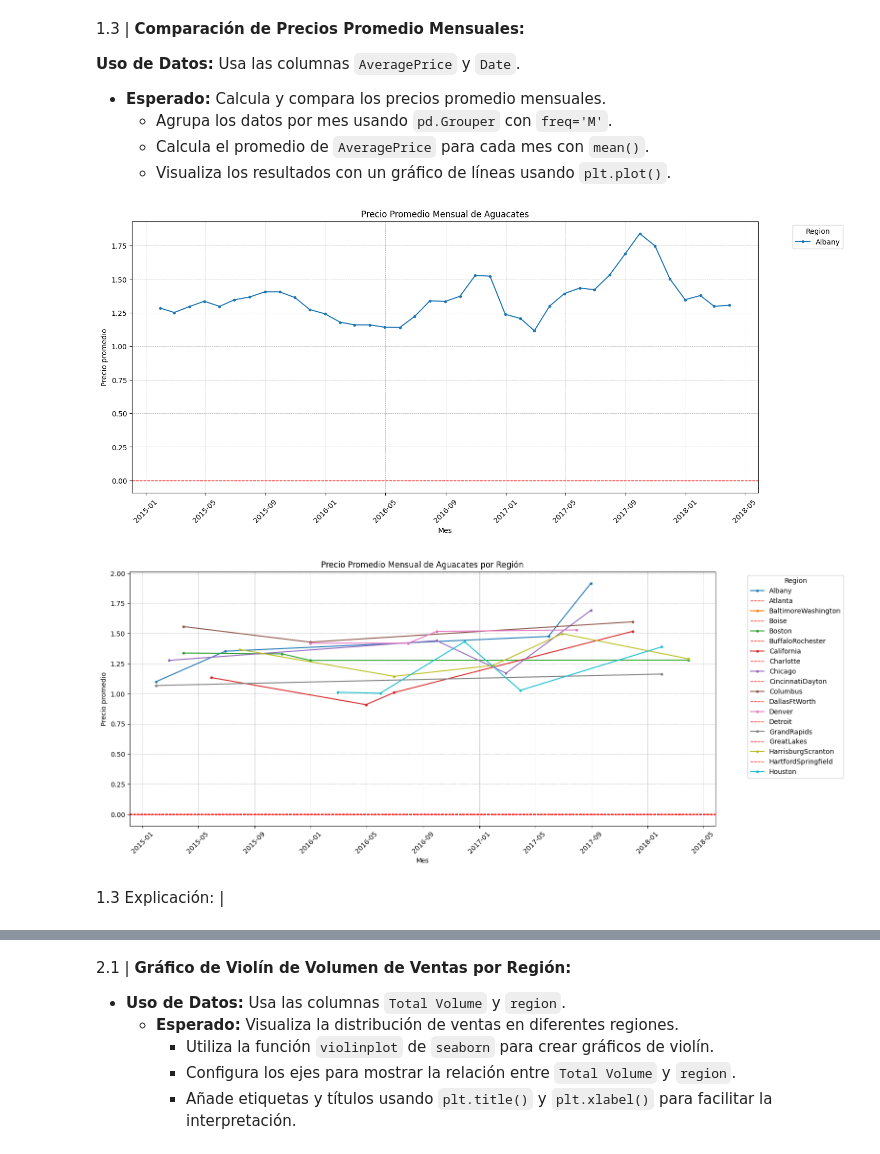
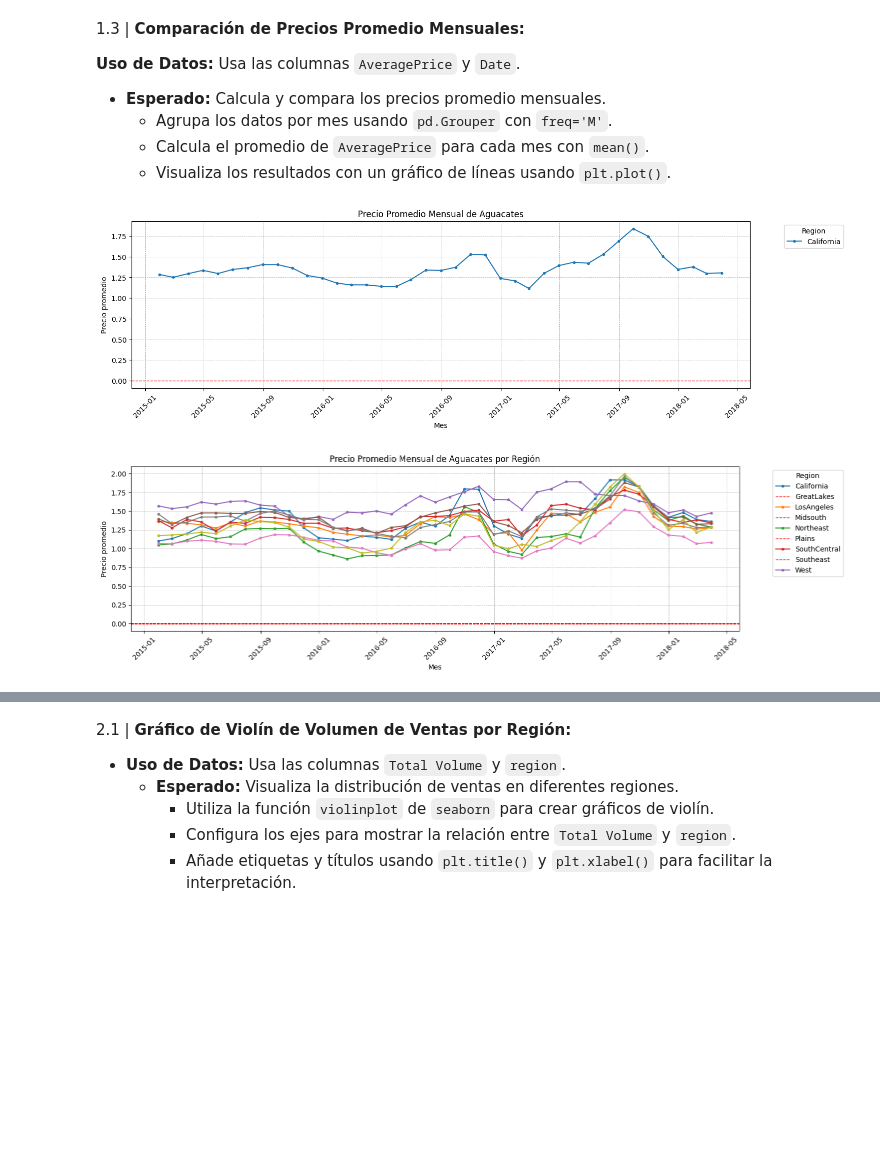
Before and after one commit to CWCreacionWeb/aguacates, a Jupyter notebook: mini_proyecto_gm.ipynb, the cells around one changed output, grey strips where cells are left out. Cells and saved outputs as stored; diff of their text form; code cells hidden in the pictures; blank space fills up the shorter version.

```diff
--- a/mini_proyecto_gm.ipynb
+++ b/mini_proyecto_gm.ipynb
@@ -82,42 +82,40 @@ enun.getExplicacion("1.2")
  - **Por ejemplo, se pueden identificar picos o caídas en precios en ciertas épocas, lo que refleja la oferta y demanda.
 # %%
 enun.getEnunciado("1.3")
-promedio_mensual = chart.df.groupby(pd.Grouper(key='Date', freq='ME'))['AveragePrice'].mean().reset_index()
+promedio_mensual = chart.df.groupby(chart.pd.Grouper(key='Date', freq='ME'))['AveragePrice'].mean().reset_index()
 
 # Graficar el promedio mensual de AveragePrice
-chart.figureConfig(14,6)
-chart.plot(promedio_mensual['Date'], promedio_mensual['AveragePrice'],
-               title='Precio Promedio Mensual de Aguacates',label='Precio Promedio Mensual',
-               xlabel="Mes",ylabel="Precio promedio",marker=".",show=True)
+chart.figureConfig(14,4)
+chart.plot(promedio_mensual['Date'],
+           promedio_mensual['AveragePrice'],
+           title='Precio Promedio Mensual de Aguacates',label='Precio Promedio Mensual',
+           xlabel="Mes",ylabel="Precio promedio",marker=".",show=True)
 
 # Ahora agrupar por 'region' y por mes para calcular el promedio
-promedio_mensual_region = chart.df.groupby(['region', pd.Grouper(key='Date', freq='ME')])['AveragePrice'].mean().reset_index()
+promedio_mensual_region = chart.df.groupby(['region', chart.pd.Grouper(key='Date', freq='ME')])['AveragePrice'].mean().reset_index()
 
 # Tamaño de la figura para el gráfico por región
-chart.figureConfig(14,6)
+chart.figureConfig(14,4)
 
-promedio_mensual_region['region'] = promedio_mensual_region['region'].fillna(0).sample(frac=0.1)
+promedio_mensual_region['region'] = promedio_mensual_region['region'].fillna(0)
 # Graficar el promedio mensual de AveragePrice por región
 for region in promedio_mensual_region['region'].unique():
     region_data = promedio_mensual_region[promedio_mensual_region['region'] == region]
     chart.plot(region_data['Date'], region_data['AveragePrice'],
                title='Precio Promedio Mensual de Aguacates por Región',label=region,
                xlabel="Mes",ylabel="Precio promedio",marker=".",show=False)
 
-# Mostrar el gráfico
 chart.show()
-enun.getExplicacion("1.3")
 # %% [output]
 1.3 | **Comparación de Precios Promedio Mensuales:**
 
 **Uso de Datos:** Usa las columnas `AveragePrice` y `Date`.
    - **Esperado:** Calcula y compara los precios promedio mensuales.
      - Agrupa los datos por mes usando `pd.Grouper` con `freq='M'`.
      - Calcula el promedio de `AveragePrice` para cada mes con `mean()`.
      - Visualiza los resultados con un gráfico de líneas usando `plt.plot()`.
-[figure, old version]
+[figure, new version]
-[figure, old version]
+[figure, new version]
-1.3 Explicación: |
 # %%
 enun.getEnunciado("1.4")
 # Agrupar por fecha y sumar el volumen total
```
Also changed, not shown: parts of 19 cells of this notebook, 1 other file.
